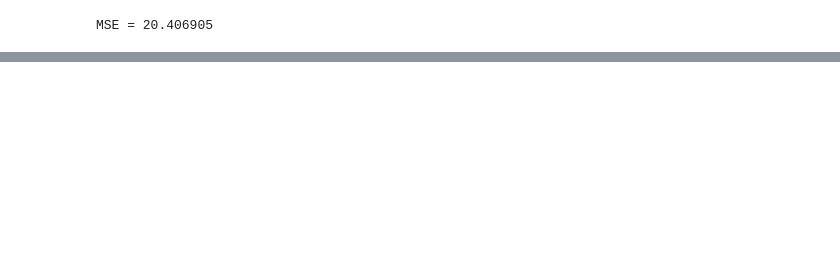
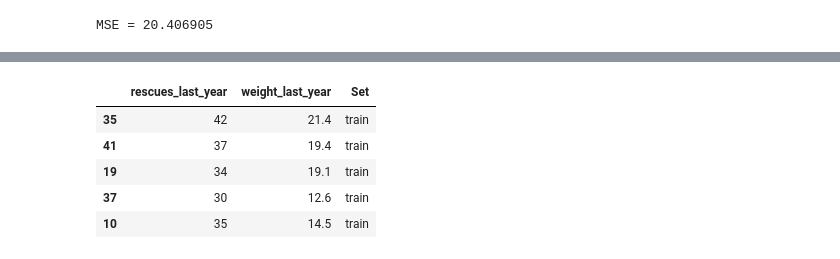
Before and after one commit to sunnylistax25/RefinenTestMachineLearningModels, a Jupyter notebook: RefineAndTestMachineLearningModels.ipynb, the cells around one changed output, grey strips where cells are left out. Drawn from its saved outputs; the diff is of its cells as text; code cells hidden in the pictures; blank space fills up the shorter version.

```diff
--- a/RefineAndTestMachineLearningModels.ipynb
+++ b/RefineAndTestMachineLearningModels.ipynb
@@ -343,0 +375,9 @@ No. observations: 50
+# %%
+df_5050.head()
+# %% [output]
+|  | rescues_last_year | weight_last_year | Set |
+| 35 | 42 | 21.4 | train |
+| 41 | 37 | 19.4 | train |
+| 19 | 34 | 19.1 | train |
+| 37 | 30 | 12.6 | train |
+| 10 | 35 | 14.5 | train |
```
Also changed, not shown: parts of 9 cells of this notebook.
